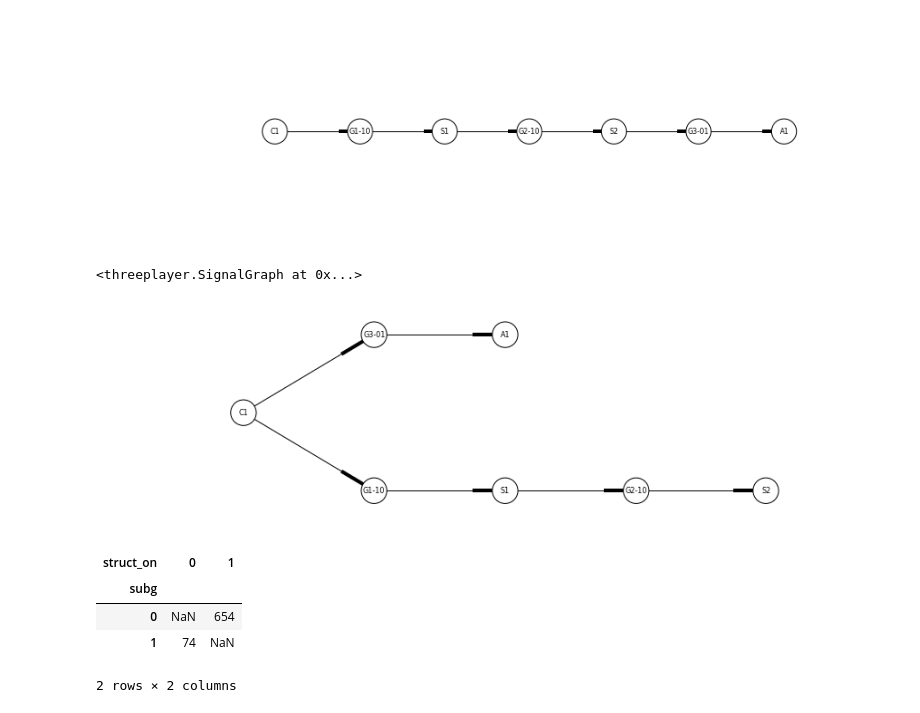
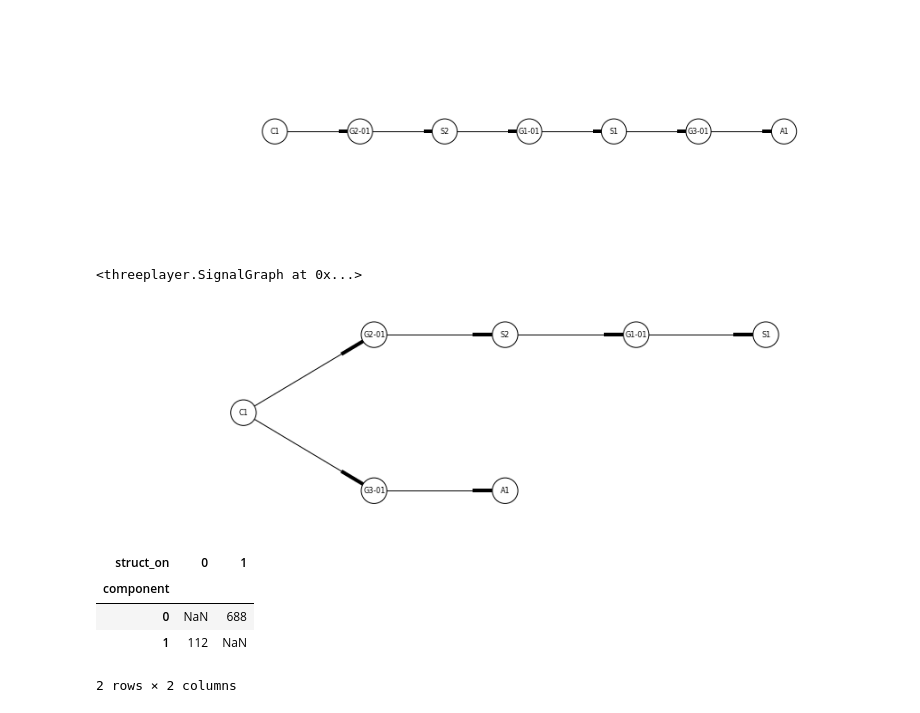
Before and after one commit to brettc/bricolage, a Jupyter notebook: analyse-three.ipynb, the cells around one changed output. Saved outputs shown, nothing was run; the diff lists cells and outputs as text; code cells hidden in the pictures.

```diff
--- a/analyse-three.ipynb
+++ b/analyse-three.ipynb
@@ -20,0 +47,3 @@ allp = AllPossible(params, t)
+# %%
+df['good'] = df['fitness'] == 1.0
+df.groupby('good')['network'].count()
@@ -60,5 +111,5 @@ pd.pivot_table(subg, values='network', rows=['subg','pathlen'], cols='edges', ag
 # %%
-N0 = subg.network[188]
+N0 = subg.network[620]
 NN = list(N0.neighbours)
 # %%
 N0.graph
@@ -66,19 +117,19 @@ N0.graph
 <threeplayer.SignalGraph at 0x...>
 [figure]
 # %%
-NN[0].graph
+NN[2].graph
 # %% [output]
 <threeplayer.SignalGraph at 0x...>
-[figure, old version]
+[figure, new version]
 # %%
 subg['struct_on'] = None
 for i, k in enumerate(subg['network']):
     subg.struct_on[i] = k.genes[-1].on
 # %%
-pd.pivot_table(subg, values='network', rows='subg', cols='struct_on', aggfunc='count')
+pd.pivot_table(subg, values='network', rows='component', cols='struct_on', aggfunc='count')
 # %% [output]
 | struct_on | 0 | 1 |
-| subg |  |  |
-| 0 | NaN | 654 |
-| 1 | 74 | NaN |
+| component |  |  |
+| 0 | NaN | 688 |
+| 1 | 112 | NaN |
 2 rows × 2 columns
```
Also changed, not shown: parts of 11 cells of this notebook, 1 other file.
